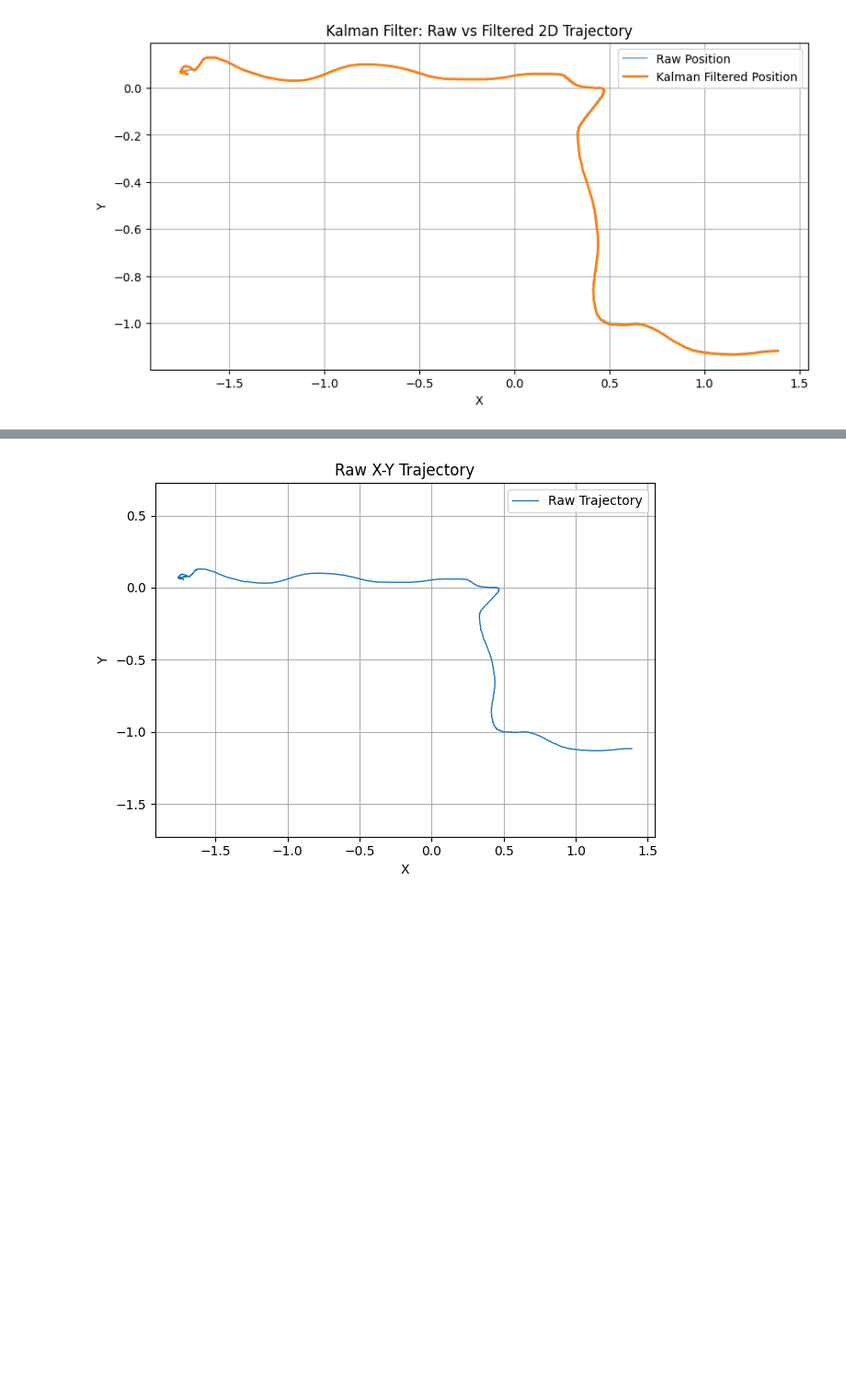
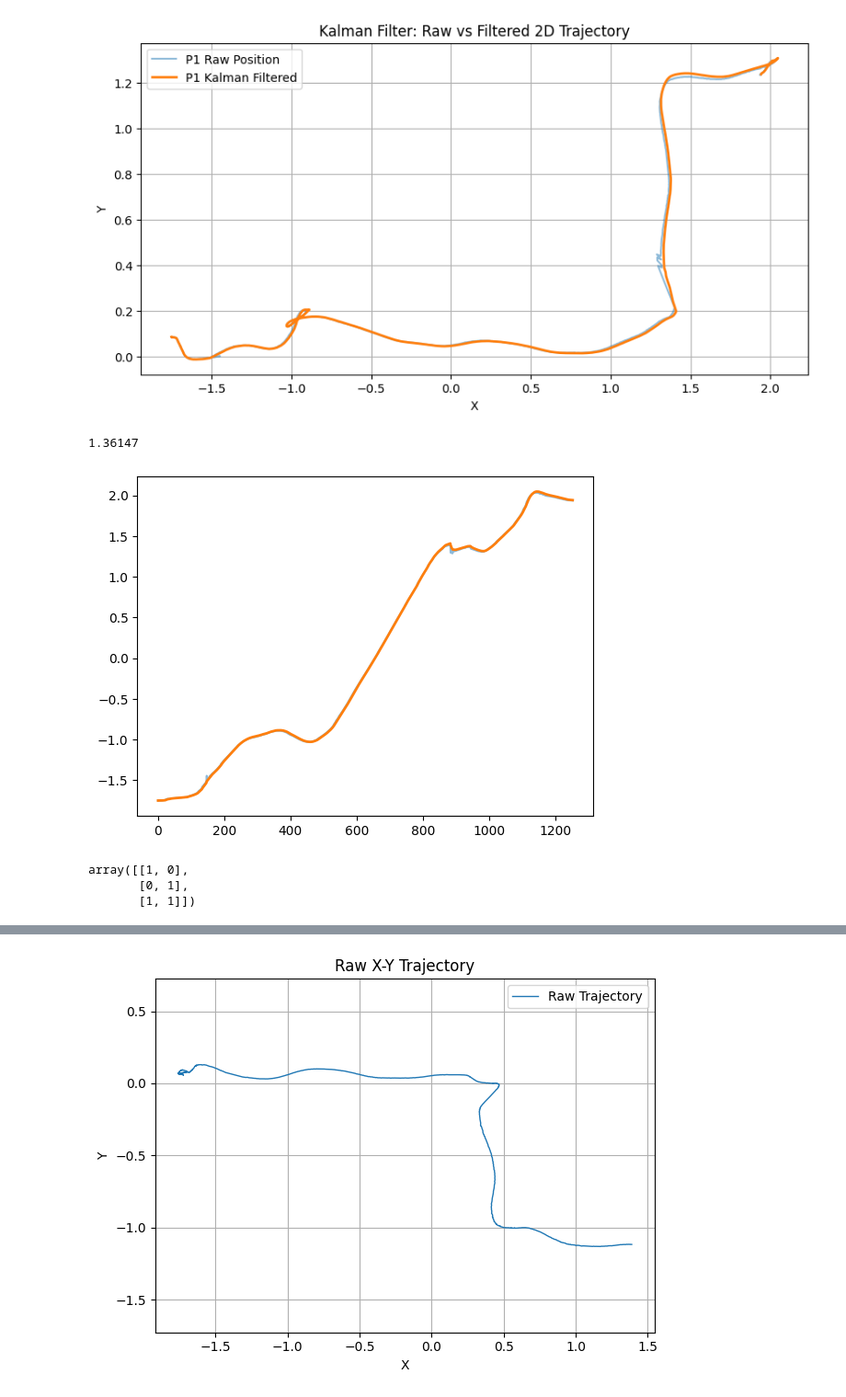
Before and after one commit to KylerHong/MoCap, a Jupyter notebook: MoCap.ipynb, the cells around one changed output, grey strips where cells are left out. Shown at 92% size. Cells and saved outputs as stored; diff of their text form; code cells hidden in the pictures; blank space fills up the shorter version.

```diff
--- a/MoCap.ipynb
+++ b/MoCap.ipynb
@@ -87,14 +1210,60 @@ print(extracted_headxy.head())
 # %%
-import matplotlib.pyplot as plt
 
 plt.figure(figsize=(10, 5))
-plt.plot(extracted_headxy['Head_X'], extracted_headxy['Head_Y'], label='Raw Position', alpha=0.5)
-plt.plot(extracted_headxy['Kalman_X'], extracted_headxy['Kalman_Y'], label='Kalman Filtered Position', linewidth=2)
+plt.plot(p1_extracted_headxy['Head_X'], p1_extracted_headxy['Head_Y'],
+         label='P1 Raw Position', alpha=0.5)
+plt.plot(p1_extracted_headxy['Kalman_X'], p1_extracted_headxy['Kalman_Y'],
+         label='P1 Kalman Filtered', linewidth=2)
+
+# # Participant 2
+# plt.plot(p2_extracted_headxy['Head_X'], p2_extracted_headxy['Head_Y'],
+#          label='P2 Raw Position', alpha=0.5)
+# plt.plot(p2_extracted_headxy['Kalman_X'], p2_extracted_headxy['Kalman_Y'],
+#          label='P2 Kalman Filtered', linewidth=2)
+# # Participant 3
+# plt.plot(p3_extracted_headxy['Head_X'], p3_extracted_headxy['Head_Y'],
+#          label='P3 Raw Position', alpha=0.5)
+# plt.plot(p3_extracted_headxy['Kalman_X'], p3_extracted_headxy['Kalman_Y'],
+#          label='P3 Kalman Filtered', linewidth=2)
+# # Participant 3
+# plt.plot(p4_extracted_headxy['Head_X'], p4_extracted_headxy['Head_Y'],
+#          label='P4 Raw Position', alpha=0.5)
+# plt.plot(p4_extracted_headxy['Kalman_X'], p4_extracted_headxy['Kalman_Y'],
+#          label='P4 Kalman Filtered', linewidth=2)
+# plt.plot(p5_extracted_headxy['Head_X'], p5_extracted_headxy['Head_Y'],
+#          label='P5 Raw Position', alpha=0.5)
+# plt.plot(p5_extracted_headxy['Kalman_X'], p5_extracted_headxy['Kalman_Y'],
+#          label='P5 Kalman Filtered', linewidth=2)
+# plt.plot(p6_extracted_headxy['Head_X'], p6_extracted_headxy['Head_Y'],
+#          label='P6 Raw Position', alpha=0.5)
+# plt.plot(p6_extracted_headxy['Kalman_X'], p6_extracted_headxy['Kalman_Y'],
+#          label='P6 Kalman Filtered', linewidth=2)
+# plt.plot(p7_17extracted_headxy['rotated_Kalman_X'], p7_17extracted_headxy['rotated_Kalman_Y'],
+#          label='P7 Kalman Filtered', linewidth=2)
+
+
 plt.xlabel('X')
 plt.ylabel('Y')
 plt.title('Kalman Filter: Raw vs Filtered 2D Trajectory')
 plt.legend()
 plt.grid(True)
 plt.show()
+
+plt.plot(p1_extracted_headxy['Head_X'], label='Raw X Position', alpha=0.5)
+plt.plot(p1_extracted_headxy['Kalman_X'], label='Kalman Filtered X Position', linewidth=2)
+1.36147
 # %% [output]
-[figure, old version]
+[figure, new version]
+1.36147
+[figure, added]
+# %%
+xy = np.array([
+    [1, 0],   # Point along X-axis
+    [0, 1],   # Point along Y-axis
+    [1, 1],   # Diagonal point
+])
+xy
+# %% [output]
+array([[1, 0],
+       [0, 1],
+       [1, 1]])
```
Also changed, not shown: parts of 15 cells of this notebook.
